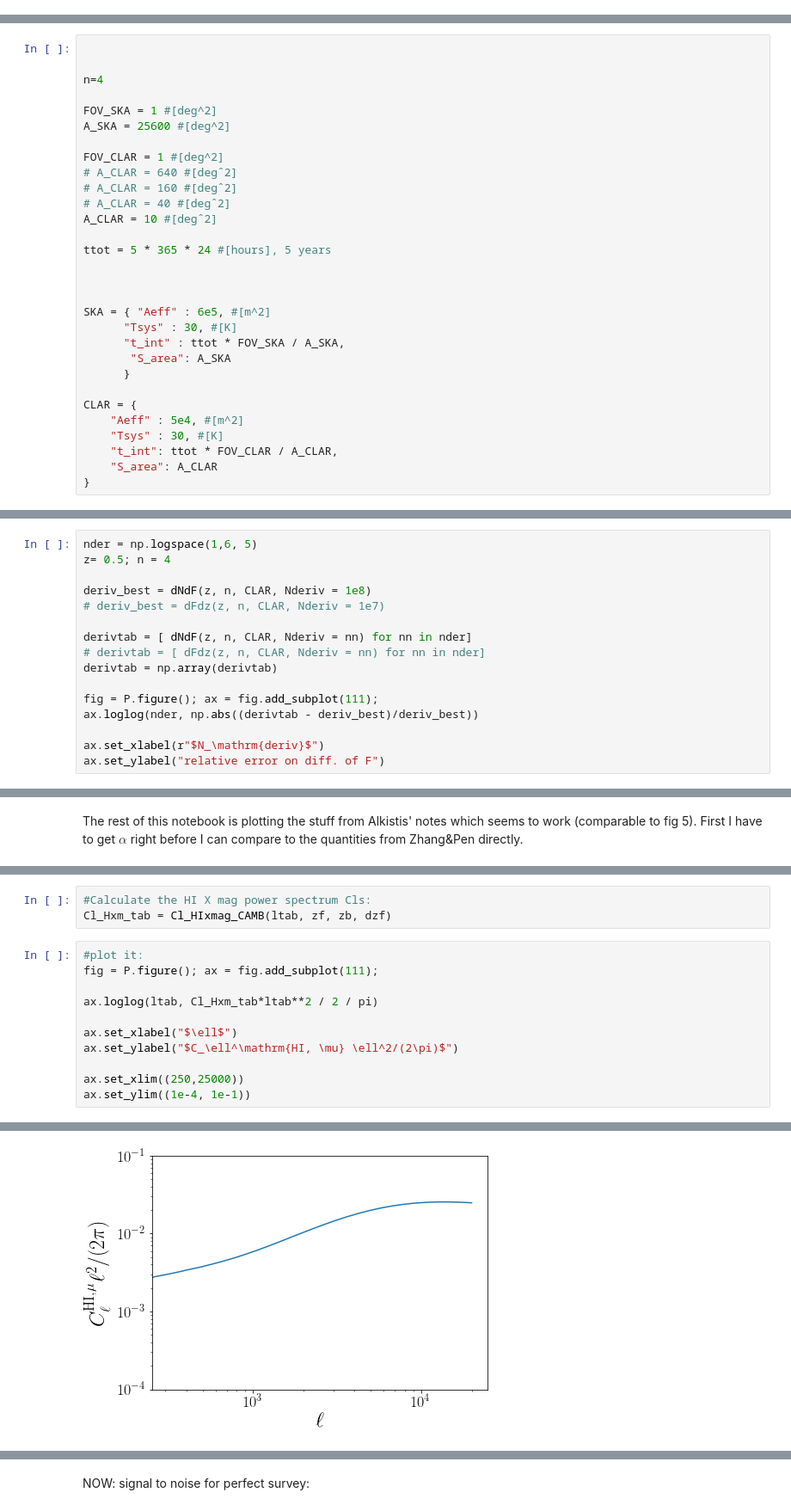
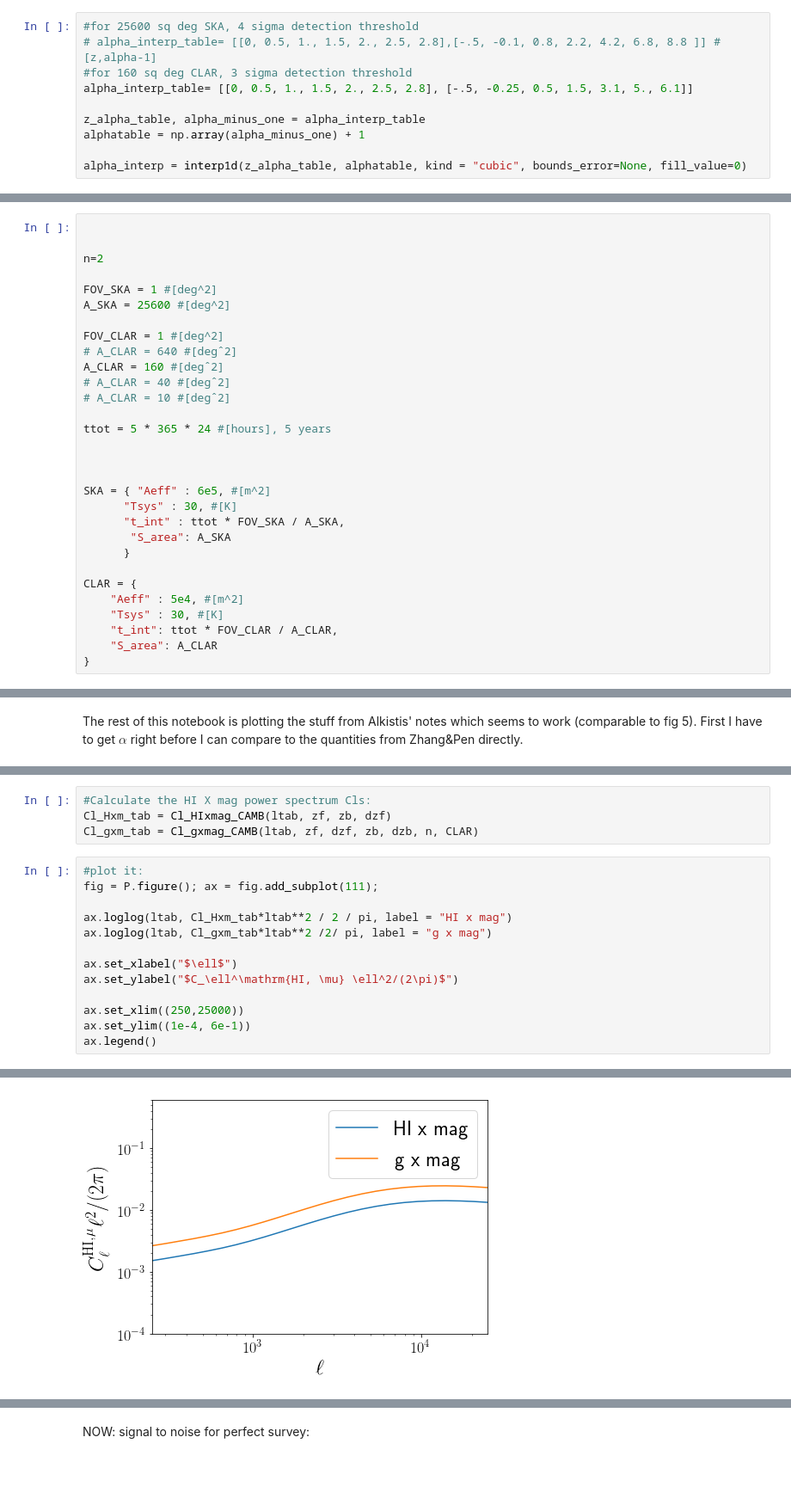
Before and after one commit to amadeuswi/MagBias, a Jupyter notebook: S2N.ipynb, the cells around one changed output, grey strips where cells are left out. Shown at 86% size. Cells and saved outputs as stored; diff of their text form; blank space fills up the shorter version.

Commit message:
added a crude fit for alpha in zhang and pen and calculated their Cls gal x mag

```diff
--- a/S2N.ipynb
+++ b/S2N.ipynb
@@ -84,3 +84,13 @@ background from 1.5 to 1.9
+# %%
+#for 25600 sq deg SKA, 4 sigma detection threshold
+# alpha_interp_table= [[0, 0.5, 1., 1.5, 2., 2.5, 2.8],[-.5, -0.1, 0.8, 2.2, 4.2, 6.8, 8.8 ]] #[z,alpha-1]
+#for 160 sq deg CLAR, 3 sigma detection threshold
+alpha_interp_table= [[0, 0.5, 1., 1.5, 2., 2.5, 2.8], [-.5, -0.25, 0.5, 1.5, 3.1, 5., 6.1]]
+
+z_alpha_table, alpha_minus_one = alpha_interp_table
+alphatable = np.array(alpha_minus_one) + 1
+
+alpha_interp = interp1d(z_alpha_table, alphatable, kind = "cubic", bounds_error=None, fill_value=0)
 # %% [markdown]
 Some functions as defined in Alkistis' notes:
 # %%
@@ -563,16 +812,16 @@ We set up two experiments, "CLAR" and "SKA". For both we use a $4\sigma$ detecti
 # %%
 
 
-n=4
+n=2
 
 FOV_SKA = 1 #[deg^2]
 A_SKA = 25600 #[deg^2]
 
 FOV_CLAR = 1 #[deg^2]
 # A_CLAR = 640 #[degˆ2]
-# A_CLAR = 160 #[degˆ2]
+A_CLAR = 160 #[degˆ2]
 # A_CLAR = 40 #[degˆ2]
-A_CLAR = 10 #[degˆ2]
+# A_CLAR = 10 #[degˆ2]
 
 ttot = 5 * 365 * 24 #[hours], 5 years
 
@@ -617,16 +863,0 @@ Now we test the convergence of the differentiation of $\frac{dF}{dz}$ (and $\fra
-# %%
-nder = np.logspace(1,6, 5)
-z= 0.5; n = 4
-
-deriv_best = dNdF(z, n, CLAR, Nderiv = 1e8)
-# deriv_best = dFdz(z, n, CLAR, Nderiv = 1e7)
-
-derivtab = [ dNdF(z, n, CLAR, Nderiv = nn) for nn in nder]
-# derivtab = [ dFdz(z, n, CLAR, Nderiv = nn) for nn in nder]
-derivtab = np.array(derivtab)
-
-fig = P.figure(); ax = fig.add_subplot(111);
-ax.loglog(nder, np.abs((derivtab - deriv_best)/deriv_best))
-
-ax.set_xlabel(r"$N_\mathrm{deriv}$")
-ax.set_ylabel("relative error on diff. of F")
@@ -671,15 +972,18 @@ The rest of this notebook is plotting the stuff from Alkistis' notes which seems
 # %%
 #Calculate the HI X mag power spectrum Cls:
 Cl_Hxm_tab = Cl_HIxmag_CAMB(ltab, zf, zb, dzf)
+Cl_gxm_tab = Cl_gxmag_CAMB(ltab, zf, dzf, zb, dzb, n, CLAR)
 # %%
 #plot it:
 fig = P.figure(); ax = fig.add_subplot(111);
 
-ax.loglog(ltab, Cl_Hxm_tab*ltab**2 / 2 / pi)
+ax.loglog(ltab, Cl_Hxm_tab*ltab**2 / 2 / pi, label = "HI x mag")
+ax.loglog(ltab, Cl_gxm_tab*ltab**2 /2/ pi, label = "g x mag")
 
 ax.set_xlabel("$\ell$")
 ax.set_ylabel("$C_\ell^\mathrm{HI, \mu} \ell^2/(2\pi)$")
 
 ax.set_xlim((250,25000))
-ax.set_ylim((1e-4, 1e-1))
+ax.set_ylim((1e-4, 6e-1))
+ax.legend()
 # %% [output]
@@ -687,2 +991,2 @@ ax.set_ylim((1e-4, 1e-1))
-[figure, old version]
+[figure, new version]
 # %% [markdown]
```
Also changed, not shown: parts of 17 cells of this notebook, 1 other file.
